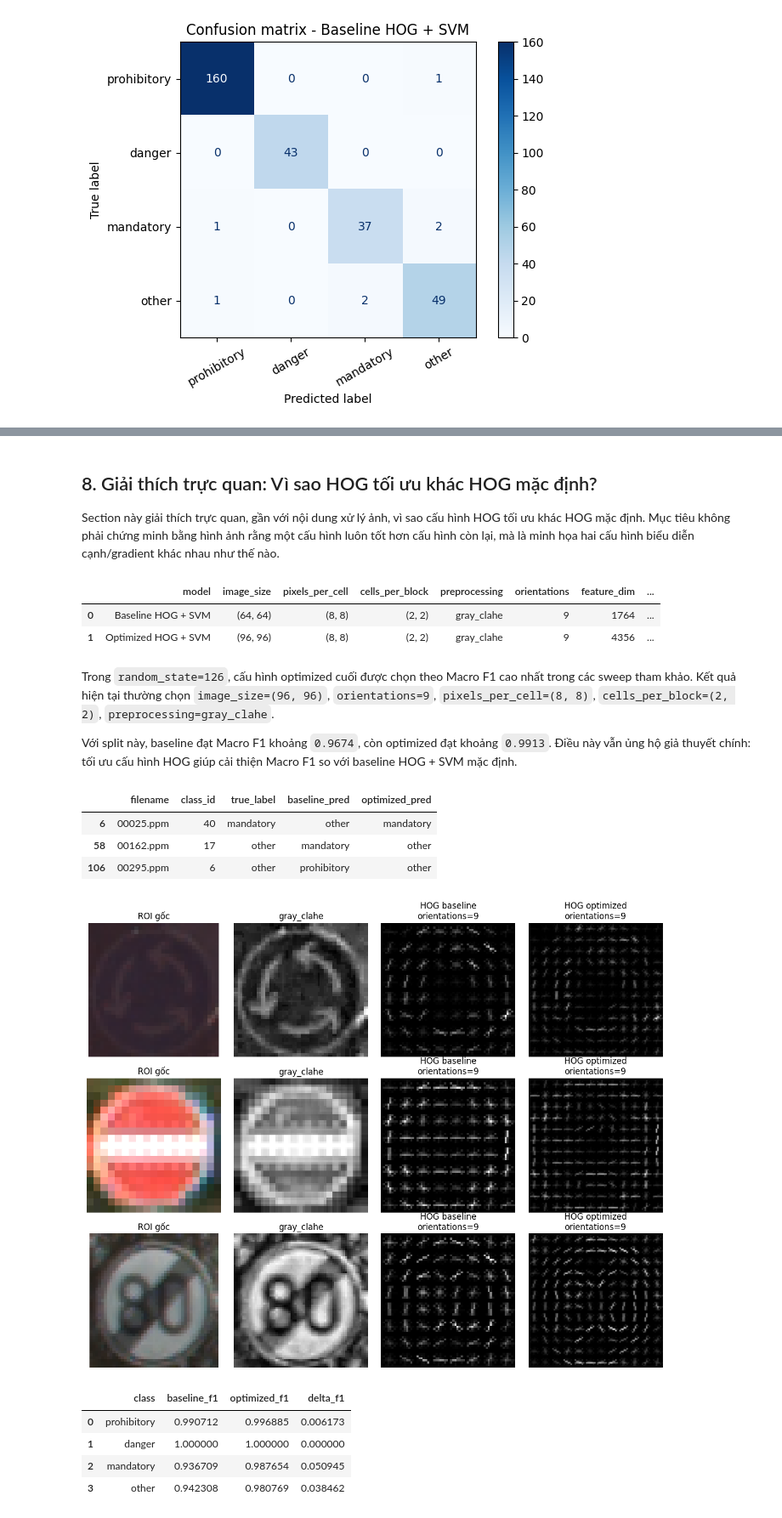
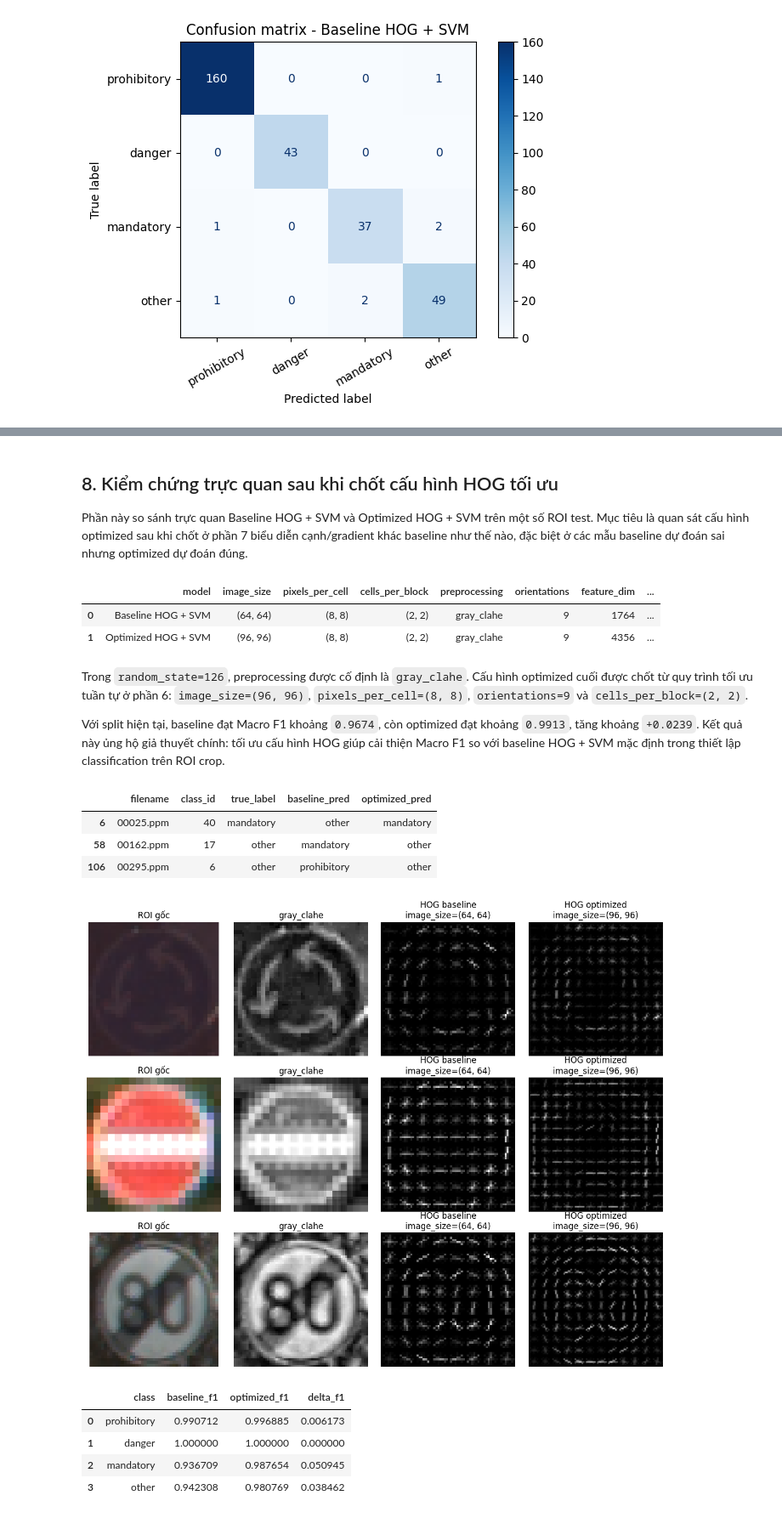
Before and after one commit to Khanggolder/BTL_XLA, a Jupyter notebook: traffic_sign_cv.ipynb, the cells around one changed output, grey strips where cells are left out. Shown at 85% size. Drawn from its saved outputs; the diff is of its cells as text; code cells hidden in the pictures.

```diff
--- a/traffic_sign_cv.ipynb
+++ b/traffic_sign_cv.ipynb
@@ -494,11 +734,18 @@ orientations là số bin hướng gradient. Số bin ít làm đặc trưng g
 # %%
+selected_image_size = normalize_tuple(best_roi["image_size"])
+selected_pixels_per_cell = normalize_tuple(best_ppc["pixels_per_cell"])
 orientation_results = []
 for orientations in [6, 9, 12]:
-    config = make_hog_config(orientations=orientations)
+    config = make_hog_config(
+        image_size=selected_image_size,
+        pixels_per_cell=selected_pixels_per_cell,
+        orientations=orientations,
+    )
     orientation_results.append(evaluate_hog_svm_config("HOG + SVM", "orientations sweep", config))
 orientation_sweep = result_table(orientation_results)
-display(orientation_sweep[["orientations", "macro_f1", "feature_dim", "accuracy", "macro_precision", "macro_recall"]])
+display(orientation_sweep[["image_size", "pixels_per_cell", "orientations", "macro_f1", "feature_dim", "accuracy", "macro_precision", "macro_recall"]])
 plot_macro_f1(orientation_sweep, "orientations", "Ảnh hưởng của orientations")
 best_orientation = orientation_sweep.sort_values("macro_f1", ascending=False).iloc[0]
-print(f"orientations tốt nhất là {best_orientation['orientations']} với Macro F1 = {best_orientation['macro_f1']:.4f}.")
+selected_orientations = int(best_orientation["orientations"])
+print(f"Với ROI size {selected_image_size} và pixels_per_cell {selected_pixels_per_cell}, chọn orientations = {selected_orientations} với Macro F1 = {best_orientation['macro_f1']:.4f}.")
 # %% [output]
@@ -515,11 +774,20 @@ cells_per_block ảnh hưởng đến cách chuẩn hóa cục bộ của HOG. B
 # %%
+selected_image_size = normalize_tuple(best_roi["image_size"])
+selected_pixels_per_cell = normalize_tuple(best_ppc["pixels_per_cell"])
+selected_orientations = int(best_orientation["orientations"])
 cpb_results = []
 for cpb in [(1, 1), (2, 2), (3, 3)]:
-    config = make_hog_config(cells_per_block=cpb)
+    config = make_hog_config(
+        image_size=selected_image_size,
+        pixels_per_cell=selected_pixels_per_cell,
+        orientations=selected_orientations,
+        cells_per_block=cpb,
+    )
     cpb_results.append(evaluate_hog_svm_config("HOG + SVM", "cells_per_block sweep", config))
 cpb_sweep = result_table(cpb_results)
-display(cpb_sweep[["cells_per_block", "macro_f1", "feature_dim", "accuracy", "macro_precision", "macro_recall"]])
+display(cpb_sweep[["image_size", "pixels_per_cell", "orientations", "cells_per_block", "macro_f1", "feature_dim", "accuracy", "macro_precision", "macro_recall"]])
 plot_macro_f1(cpb_sweep, "cells_per_block", "Ảnh hưởng của cells_per_block")
 best_cpb = cpb_sweep.sort_values("macro_f1", ascending=False).iloc[0]
-print(f"cells_per_block tốt nhất là {best_cpb['cells_per_block']} với Macro F1 = {best_cpb['macro_f1']:.4f}.")
+selected_cells_per_block = normalize_tuple(best_cpb["cells_per_block"])
+print(f"Với ROI size {selected_image_size}, pixels_per_cell {selected_pixels_per_cell} và orientations {selected_orientations}, chọn cells_per_block = {selected_cells_per_block} với Macro F1 = {best_cpb['macro_f1']:.4f}.")
 # %% [output]
@@ -536,10 +799,0 @@ Preprocessing ảnh hưởng đến gradient đầu vào của HOG. CLAHE có th
-# %%
-preprocessing_results = []
-for preprocessing in ["gray", "gray_clahe", "gray_clahe_blur", "yuv_y", "hsv_v"]:
-    config = make_hog_config(preprocessing=preprocessing)
-    preprocessing_results.append(evaluate_hog_svm_config("HOG + SVM", "preprocessing sweep", config))
-preprocessing_sweep = result_table(preprocessing_results)
-display(preprocessing_sweep[["preprocessing", "macro_f1", "feature_dim", "accuracy", "macro_precision", "macro_recall"]])
-plot_macro_f1(preprocessing_sweep, "preprocessing", "Ảnh hưởng của preprocessing")
-best_preprocessing = preprocessing_sweep.sort_values("macro_f1", ascending=False).iloc[0]
-print(f"preprocessing tốt nhất là {best_preprocessing['preprocessing']} với Macro F1 = {best_preprocessing['macro_f1']:.4f}.")
@@ -626,7 +969,8 @@ Optimized HOG + SVM cải thiện Macro F1 so với baseline HOG + SVM mặc đ
 # %% [markdown]
-## 8. Giải thích trực quan: Vì sao HOG tối ưu khác HOG mặc định?
+## 8. Kiểm chứng trực quan sau khi chốt cấu hình HOG tối ưu
 
-Section này giải thích trực quan, gần với nội dung xử lý ảnh, vì sao cấu hình HOG tối ưu khác HOG mặc định. Mục tiêu không phải chứng minh bằng hình ảnh rằng một cấu hình luôn tốt hơn cấu hình còn lại, mà là minh họa hai cấu hình biểu diễn cạnh/gradient khác nhau như thế nào.
+Phần này so sánh trực quan Baseline HOG + SVM và Optimized HOG + SVM trên một số ROI test.
+Mục tiêu là quan sát cấu hình optimized sau khi chốt ở phần 7 biểu diễn cạnh/gradient khác baseline như thế nào, đặc biệt ở các mẫu baseline dự đoán sai nhưng optimized dự đoán đúng.
 # %%
 hog_config_comparison = pd.DataFrame([
     {
@@ -656,9 +1000,9 @@ display(hog_config_comparison)
 | 0 | Baseline HOG + SVM | (64, 64) | (8, 8) | (2, 2) | gray_clahe | 9 | 1764 | ... |
 | 1 | Optimized HOG + SVM | (96, 96) | (8, 8) | (2, 2) | gray_clahe | 9 | 4356 | ... |
 # %% [markdown]
-Trong `random_state=126`, cấu hình optimized cuối được chọn theo Macro F1 cao nhất trong các sweep tham khảo. Kết quả hiện tại thường chọn `image_size=(96, 96)`, `orientations=9`, `pixels_per_cell=(8, 8)`, `cells_per_block=(2, 2)`, `preprocessing=gray_clahe`.
+Trong `random_state=126`, preprocessing được cố định là `gray_clahe`. Cấu hình optimized cuối được chốt từ quy trình tối ưu tuần tự ở phần 6: `image_size=(96, 96)`, `pixels_per_cell=(8, 8)`, `orientations=9` và `cells_per_block=(2, 2)`.
 
-Với split này, baseline đạt Macro F1 khoảng `0.9674`, còn optimized đạt khoảng `0.9913`. Điều này vẫn ủng hộ giả thuyết chính: tối ưu cấu hình HOG giúp cải thiện Macro F1 so với baseline HOG + SVM mặc định.
+Với split hiện tại, baseline đạt Macro F1 khoảng `0.9674`, còn optimized đạt khoảng `0.9913`, tăng khoảng `+0.0239`. Kết quả này ủng hộ giả thuyết chính: tối ưu cấu hình HOG giúp cải thiện Macro F1 so với baseline HOG + SVM mặc định trong thiết lập classification trên ROI crop.
 # %%
 visual_test_df = df[df["filename"].isin(test_files)].reset_index(drop=True).copy()
 visual_test_df["true_label"] = baseline_result["y_test"]
@@ -738,36 +1082,36 @@ if len(selected_samples) == 1:
 
 for row_idx, (_, row) in enumerate(selected_samples.iterrows()):
     image = read_image(DATA_ROOT / row["filename"])
     crop = crop_box(image, (row["xmin"], row["ymin"], row["xmax"], row["ymax"]))
     baseline_preprocessed, baseline_hog_vis = hog_visualization(crop, baseline_visual_config)
     _, optimized_hog_vis = hog_visualization(crop, optimized_visual_config)
 
     axes[row_idx, 0].imshow(crop)
     axes[row_idx, 0].set_title("ROI gốc")
     axes[row_idx, 1].imshow(baseline_preprocessed, cmap="gray")
     axes[row_idx, 1].set_title("gray_clahe")
     axes[row_idx, 2].imshow(baseline_hog_vis, cmap="gray")
-    axes[row_idx, 2].set_title(f"HOG baseline\norientations={baseline_visual_config['orientations']}")
+    axes[row_idx, 2].set_title(f"HOG baseline\nimage_size={baseline_visual_config['image_size']}")
     axes[row_idx, 3].imshow(optimized_hog_vis, cmap="gray")
-    axes[row_idx, 3].set_title(f"HOG optimized\norientations={optimized_visual_config['orientations']}")
+    axes[row_idx, 3].set_title(f"HOG optimized\nimage_size={optimized_visual_config['image_size']}")
 
     caption = (
         f"true_label={row['true_label']}\n"
         f"baseline_pred={row['baseline_pred']}\n"
         f"optimized_pred={row['optimized_pred']}"
     )
     axes[row_idx, 0].set_ylabel(caption, fontsize=9)
     for col in range(4):
         axes[row_idx, col].axis("off")
 
 plt.tight_layout()
 plt.show()
 # %% [output]
 |  | filename | class_id | true_label | baseline_pred | optimized_pred |
 | 6 | 00025.ppm | 40 | mandatory | other | mandatory |
 | 58 | 00162.ppm | 17 | other | mandatory | other |
 | 106 | 00295.ppm | 6 | other | prohibitory | other |
-[figure, old version]
+[figure, new version]
 # %%
 _, _, baseline_visual_f1, _ = precision_recall_fscore_support(
     baseline_result["y_test"],
```
Also changed, not shown: parts of 38 cells of this notebook.
